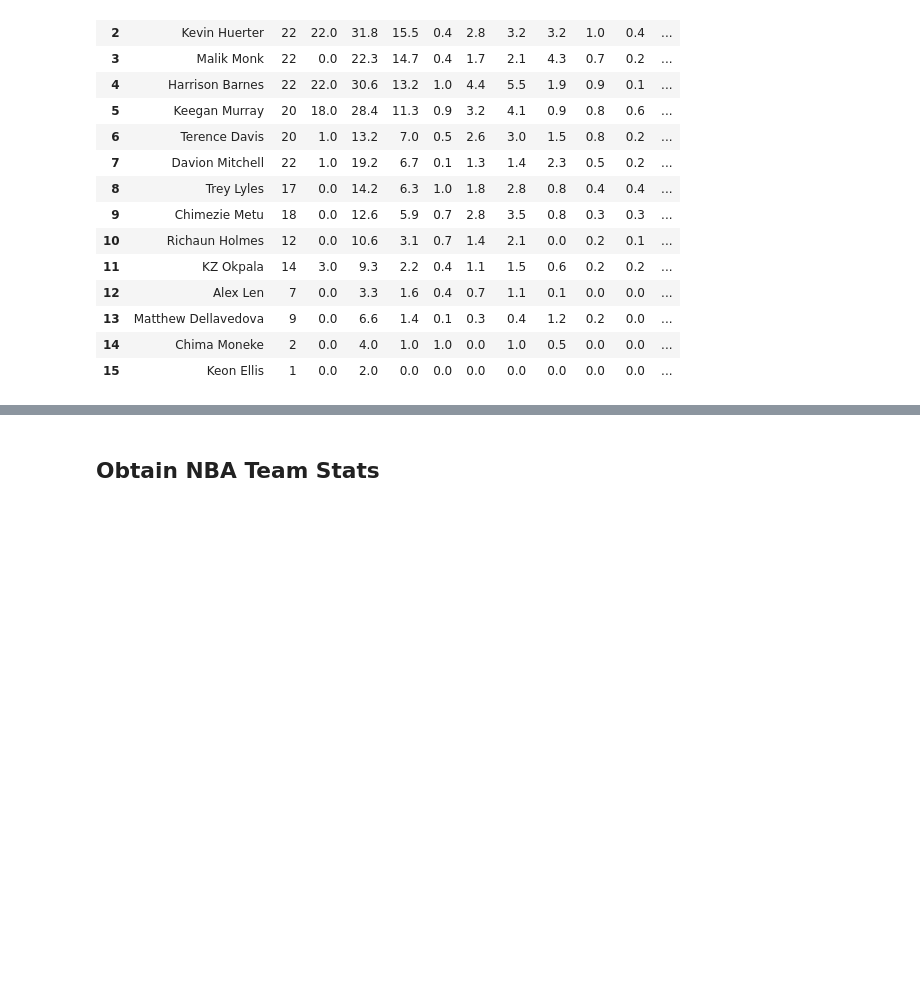
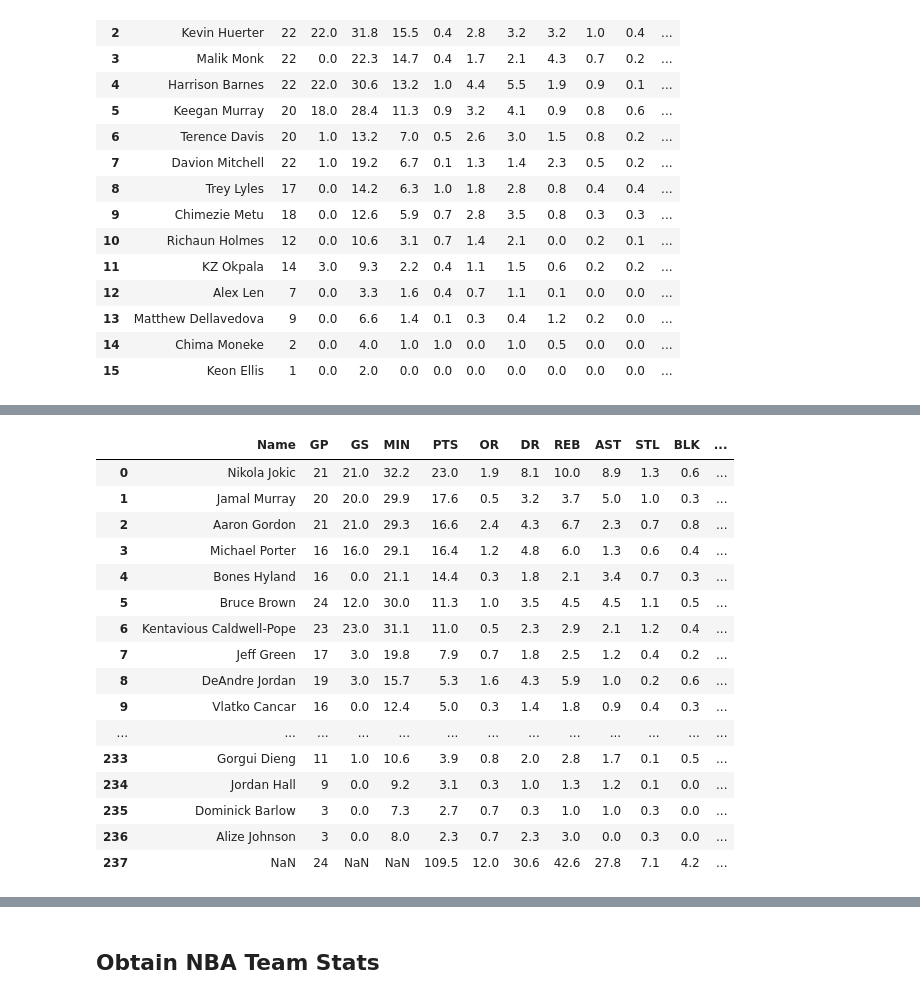
Before and after one commit to mattmori21/Kings-Project, a Jupyter notebook: Kings_final.ipynb, the cells around one changed output, grey strips where cells are left out. Saved outputs shown, nothing was run; the diff lists cells and outputs as text; code cells hidden in the pictures; blank space fills up the shorter version.

```diff
--- a/Kings_final.ipynb
+++ b/Kings_final.ipynb
@@ -218,0 +287,35 @@ kings_final_df
+# %%
+#acquire raw data
+players_df = pd.DataFrame()
+for link in west_conference_stats_links["links"]:
+    url = "https://www.espn.com"+link
+    player_names = pd.read_html(url)[0]
+    player_stats = pd.read_html(url)[1]
+    player_concat = pd.concat([player_names,player_stats],axis = "columns")
+    players_df = pd.concat([players_df, player_concat], ignore_index = True)
+
+
+
+
+remove_positions(players_df)
+#Cleaned up dataframe with all player stats in western conference
+pd.set_option('display.max_rows', None)
+players_df
+# %% [output]
+|  | Name | GP | GS | MIN | PTS | OR | DR | REB | AST | STL | BLK | ... |
+| 0 | Nikola Jokic | 21 | 21.0 | 32.2 | 23.0 | 1.9 | 8.1 | 10.0 | 8.9 | 1.3 | 0.6 | ... |
+| 1 | Jamal Murray | 20 | 20.0 | 29.9 | 17.6 | 0.5 | 3.2 | 3.7 | 5.0 | 1.0 | 0.3 | ... |
+| 2 | Aaron Gordon | 21 | 21.0 | 29.3 | 16.6 | 2.4 | 4.3 | 6.7 | 2.3 | 0.7 | 0.8 | ... |
+| 3 | Michael Porter | 16 | 16.0 | 29.1 | 16.4 | 1.2 | 4.8 | 6.0 | 1.3 | 0.6 | 0.4 | ... |
+| 4 | Bones Hyland | 16 | 0.0 | 21.1 | 14.4 | 0.3 | 1.8 | 2.1 | 3.4 | 0.7 | 0.3 | ... |
+| 5 | Bruce Brown | 24 | 12.0 | 30.0 | 11.3 | 1.0 | 3.5 | 4.5 | 4.5 | 1.1 | 0.5 | ... |
+| 6 | Kentavious Caldwell-Pope | 23 | 23.0 | 31.1 | 11.0 | 0.5 | 2.3 | 2.9 | 2.1 | 1.2 | 0.4 | ... |
+| 7 | Jeff Green | 17 | 3.0 | 19.8 | 7.9 | 0.7 | 1.8 | 2.5 | 1.2 | 0.4 | 0.2 | ... |
+| 8 | DeAndre Jordan | 19 | 3.0 | 15.7 | 5.3 | 1.6 | 4.3 | 5.9 | 1.0 | 0.2 | 0.6 | ... |
+| 9 | Vlatko Cancar | 16 | 0.0 | 12.4 | 5.0 | 0.3 | 1.4 | 1.8 | 0.9 | 0.4 | 0.3 | ... |
+| ... | ... | ... | ... | ... | ... | ... | ... | ... | ... | ... | ... | ... |
+| 233 | Gorgui Dieng | 11 | 1.0 | 10.6 | 3.9 | 0.8 | 2.0 | 2.8 | 1.7 | 0.1 | 0.5 | ... |
+| 234 | Jordan Hall | 9 | 0.0 | 9.2 | 3.1 | 0.3 | 1.0 | 1.3 | 1.2 | 0.1 | 0.0 | ... |
+| 235 | Dominick Barlow | 3 | 0.0 | 7.3 | 2.7 | 0.7 | 0.3 | 1.0 | 1.0 | 0.3 | 0.0 | ... |
+| 236 | Alize Johnson | 3 | 0.0 | 8.0 | 2.3 | 0.7 | 2.3 | 3.0 | 0.0 | 0.3 | 0.0 | ... |
+| 237 | NaN | 24 | NaN | NaN | 109.5 | 12.0 | 30.6 | 42.6 | 27.8 | 7.1 | 4.2 | ... |
```
Also changed, not shown: parts of 116 cells of this notebook.
